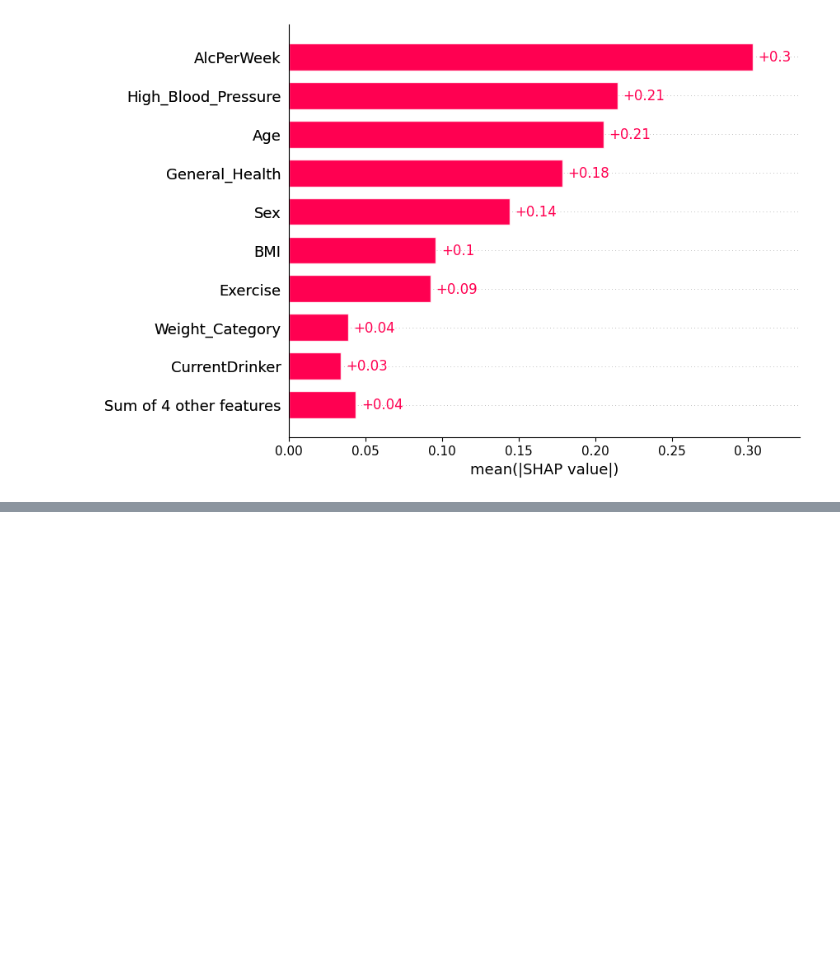
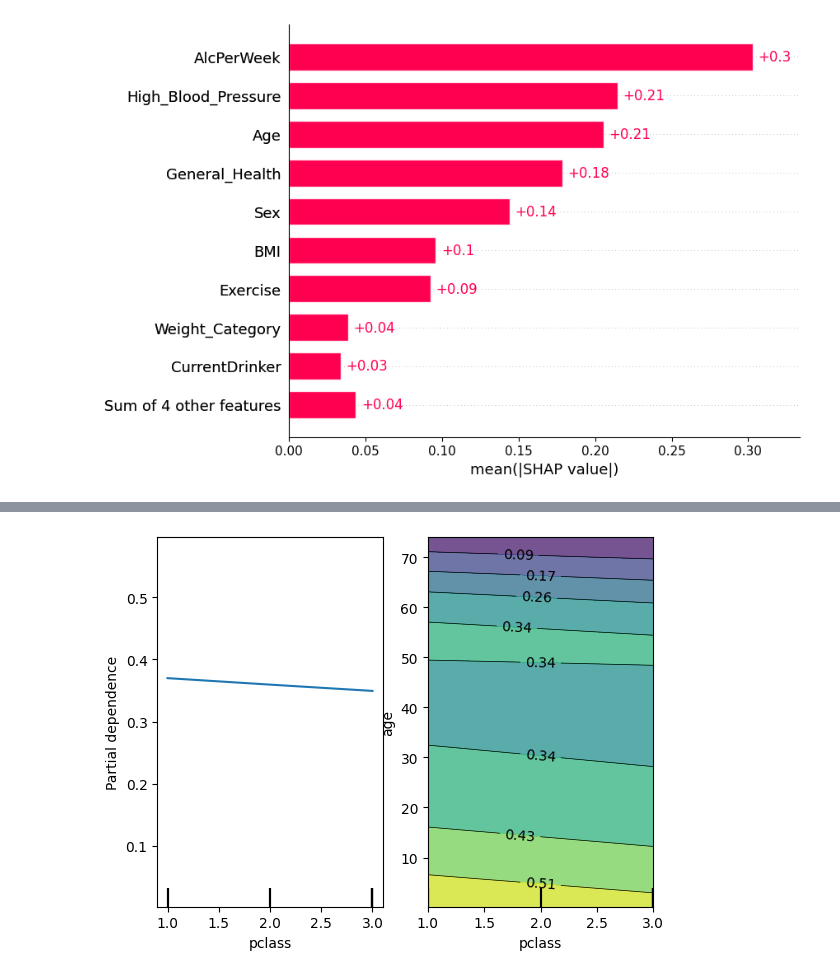
Before and after one commit to akleinau/Finch, a Jupyter notebook: notebooks/traditional_way.ipynb, the cells around one changed output, grey strips where cells are left out. Cells and saved outputs as stored; diff of their text form; code cells hidden in the pictures; blank space fills up the shorter version.

```diff
--- a/notebooks/traditional_way.ipynb
+++ b/notebooks/traditional_way.ipynb
@@ -40,0 +75,4 @@ shap.plots.bar(global_expl)
+# %%
+pdp = PartialDependenceDisplay.from_estimator(nn, X_train, ["pclass", ("pclass", "age")])
+# %% [output]
+[figure, added]
```
Also changed, not shown: parts of 9 cells of this notebook, 2 other files.
